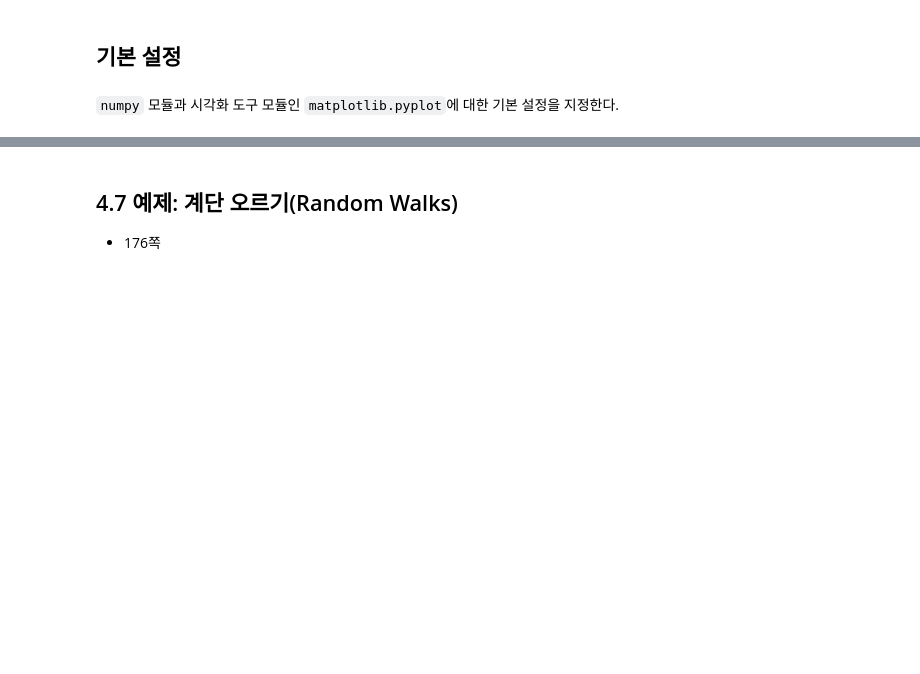
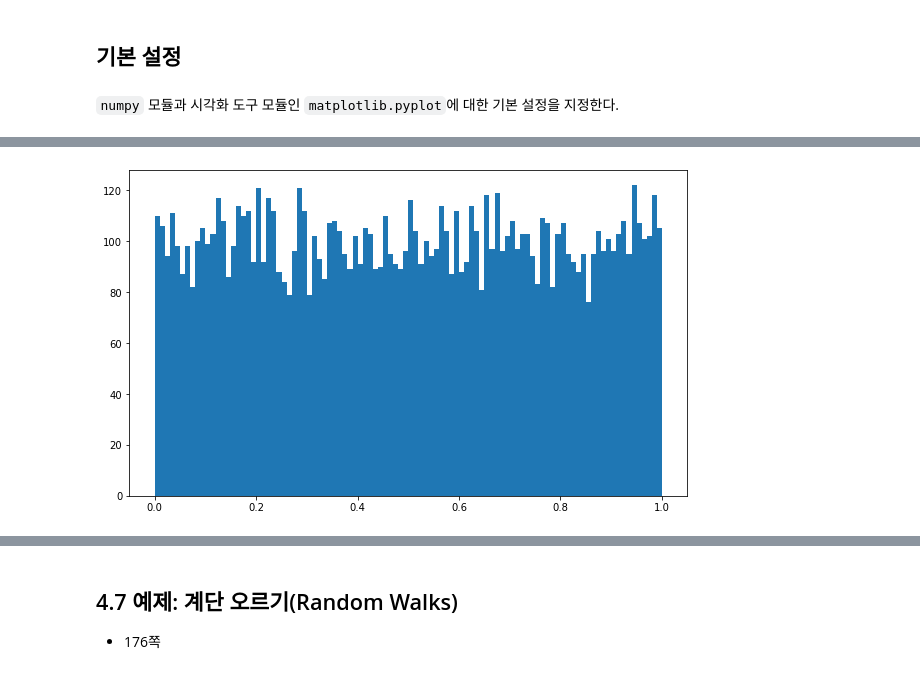
Before and after one commit to codingalzi/pydata, a Jupyter notebook: notebooks/pydata04-numpy-basics-4.ipynb, the cells around one changed output, grey strips where cells are left out. Cells and saved outputs as stored; diff of their text form; code cells hidden in the pictures; blank space fills up the shorter version.

```diff
--- a/notebooks/pydata04-numpy-basics-4.ipynb
+++ b/notebooks/pydata04-numpy-basics-4.ipynb
@@ -83,0 +176,6 @@ rng.randn(10)
+# %%
+samples = np.random.rand(10000)
+plt.hist(samples, bins=100)
+plt.show()
+# %% [output]
+[figure, added]
```
Also changed, not shown: parts of 54 cells of this notebook, 14 other files.
